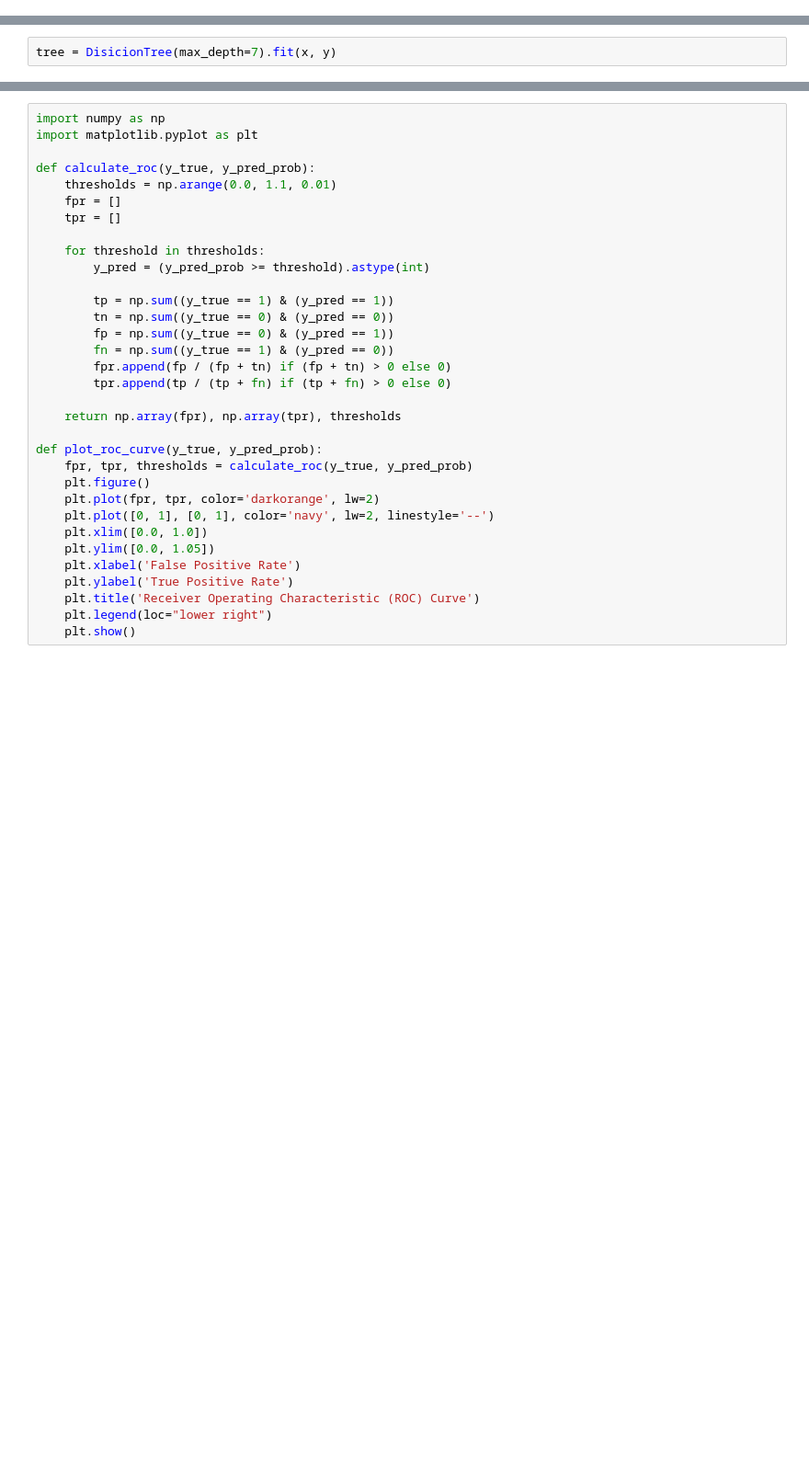
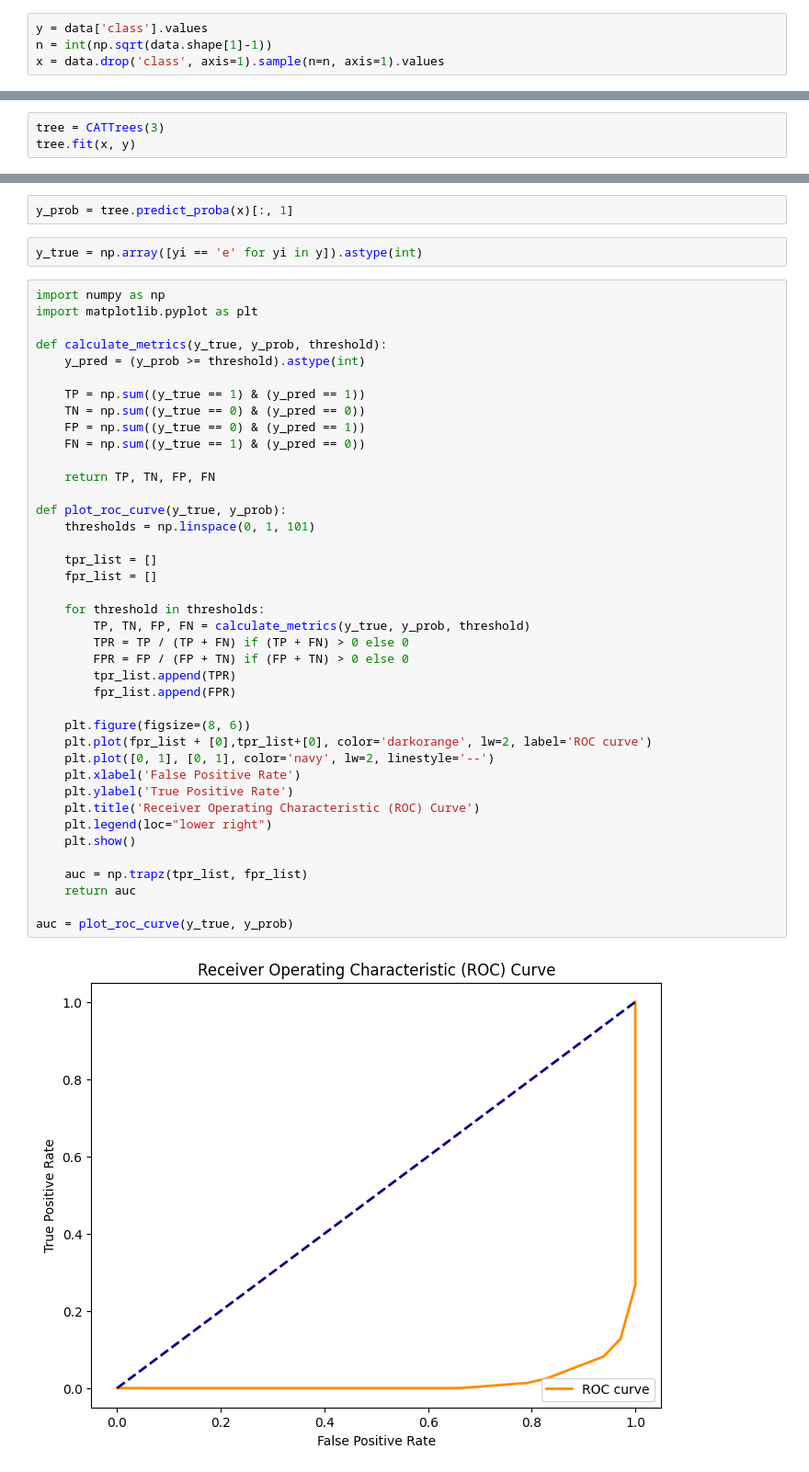
Before and after one commit to gfxv/ai-systems-lab5, a Jupyter notebook: main.ipynb, the cells around one changed output, grey strips where cells are left out. Shown at 92% size. Saved outputs shown, nothing was run; the diff lists cells and outputs as text; blank space fills up the shorter version.

Commit message:
fix: replace binary tree

```diff
--- a/main.ipynb
+++ b/main.ipynb
@@ -181,0 +10,4 @@ class DisicionTree:
+# %%
+y = data['class'].values
+n = int(np.sqrt(data.shape[1]-1))
+x = data.drop('class', axis=1).sample(n=n, axis=1).values
@@ -182,2 +181,3 @@ class DisicionTree:
 # %%
-tree = DisicionTree(max_depth=7).fit(x, y)
+tree = CATTrees(3)
+tree.fit(x, y)
@@ -194,33 +194,46 @@ print(tree.recall(x, y))
+# %%
+y_prob = tree.predict_proba(x)[:, 1]
+# %%
+y_true = np.array([yi == 'e' for yi in y]).astype(int)
 # %%
 import numpy as np
 import matplotlib.pyplot as plt
 
-def calculate_roc(y_true, y_pred_prob):
-    thresholds = np.arange(0.0, 1.1, 0.01)
-    fpr = []
-    tpr = []
+def calculate_metrics(y_true, y_prob, threshold):
+    y_pred = (y_prob >= threshold).astype(int)
+
+    TP = np.sum((y_true == 1) & (y_pred == 1))
+    TN = np.sum((y_true == 0) & (y_pred == 0))
+    FP = np.sum((y_true == 0) & (y_pred == 1))
+    FN = np.sum((y_true == 1) & (y_pred == 0))
+
+    return TP, TN, FP, FN
+
+def plot_roc_curve(y_true, y_prob):
+    thresholds = np.linspace(0, 1, 101)
+
+    tpr_list = []
+    fpr_list = []
 
     for threshold in thresholds:
-        y_pred = (y_pred_prob >= threshold).astype(int)
+        TP, TN, FP, FN = calculate_metrics(y_true, y_prob, threshold)
+        TPR = TP / (TP + FN) if (TP + FN) > 0 else 0
+        FPR = FP / (FP + TN) if (FP + TN) > 0 else 0
+        tpr_list.append(TPR)
+        fpr_list.append(FPR)
 
-        tp = np.sum((y_true == 1) & (y_pred == 1))
-        tn = np.sum((y_true == 0) & (y_pred == 0))
-        fp = np.sum((y_true == 0) & (y_pred == 1))
-        fn = np.sum((y_true == 1) & (y_pred == 0))
-        fpr.append(fp / (fp + tn) if (fp + tn) > 0 else 0)
-        tpr.append(tp / (tp + fn) if (tp + fn) > 0 else 0)
-
-    return np.array(fpr), np.array(tpr), thresholds
-
-def plot_roc_curve(y_true, y_pred_prob):
-    fpr, tpr, thresholds = calculate_roc(y_true, y_pred_prob)
-    plt.figure()
-    plt.plot(fpr, tpr, color='darkorange', lw=2)
+    plt.figure(figsize=(8, 6))
+    plt.plot(fpr_list + [0],tpr_list+[0], color='darkorange', lw=2, label='ROC curve')
     plt.plot([0, 1], [0, 1], color='navy', lw=2, linestyle='--')
-    plt.xlim([0.0, 1.0])
-    plt.ylim([0.0, 1.05])
     plt.xlabel('False Positive Rate')
     plt.ylabel('True Positive Rate')
     plt.title('Receiver Operating Characteristic (ROC) Curve')
     plt.legend(loc="lower right")
     plt.show()
+
+    auc = np.trapz(tpr_list, fpr_list)
+    return auc
+
+auc = plot_roc_curve(y_true, y_prob)
+# %% [output]
+[figure, added]
```
Also changed, not shown: parts of 18 cells of this notebook.
